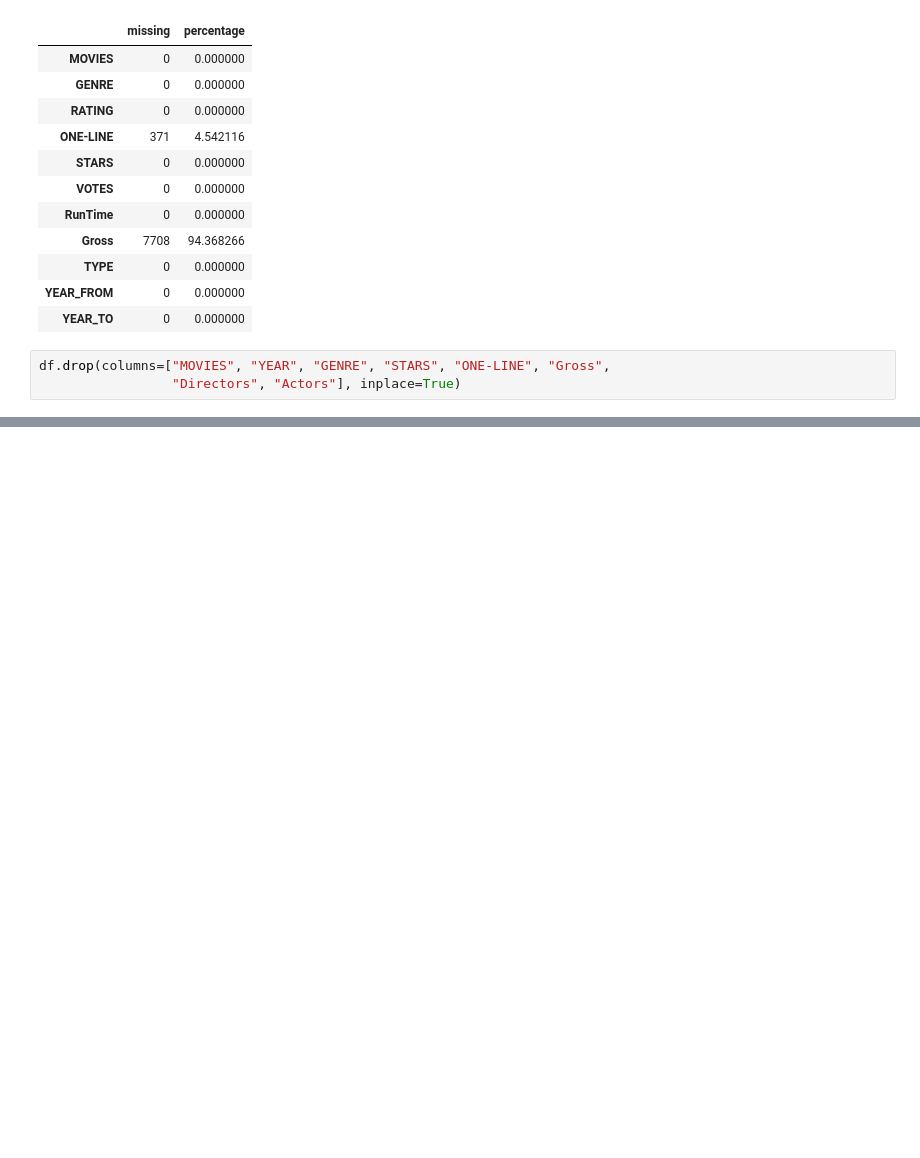
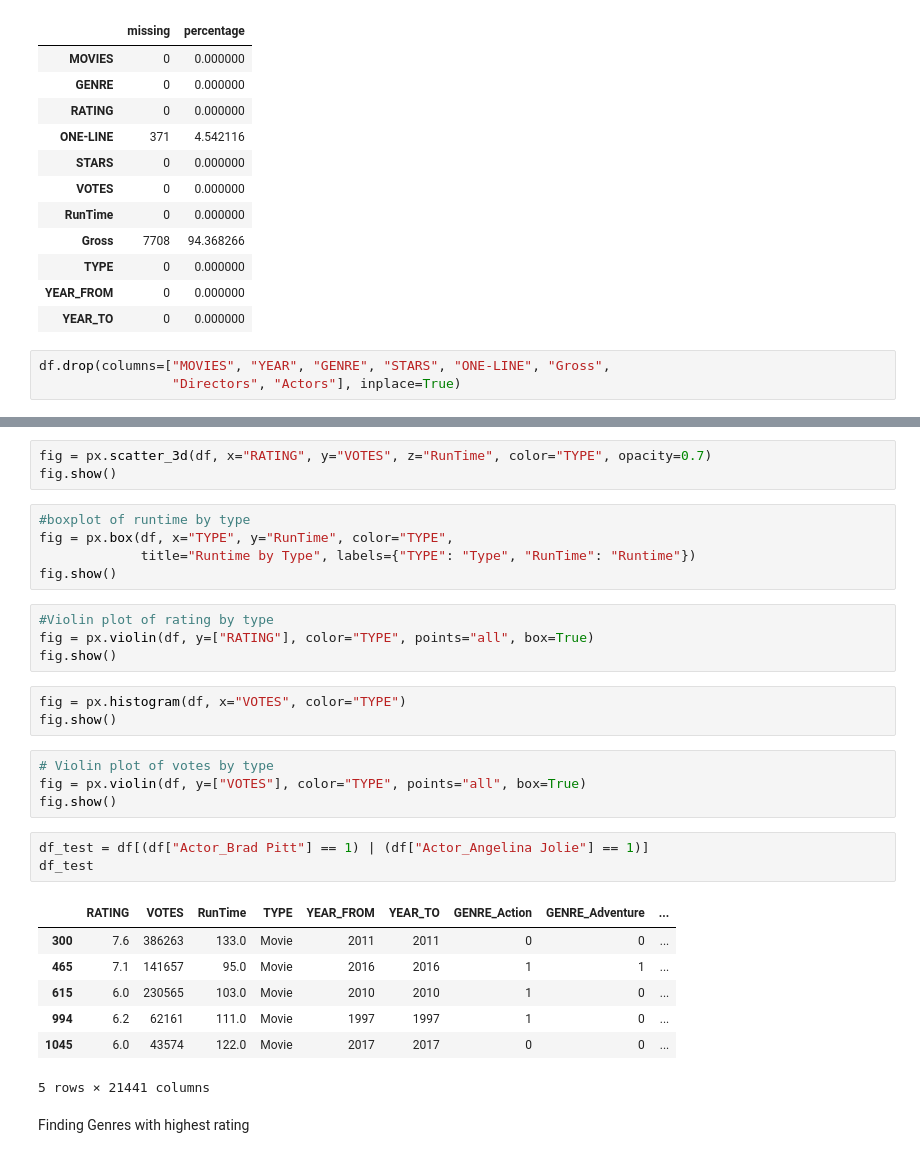
Before and after one commit to MonaTaghavi/dm-ann, a Jupyter notebook: notebooks/21dm-movie.ipynb, the cells around one changed output, grey strips where cells are left out. Saved outputs shown, nothing was run; the diff lists cells and outputs as text; blank space fills up the shorter version.

```diff
--- a/notebooks/21dm-movie.ipynb
+++ b/notebooks/21dm-movie.ipynb
@@ -599,0 +624,32 @@ df.drop(columns=["MOVIES", "YEAR", "GENRE", "STARS", "ONE-LINE", "Gross",
+# %%
+fig = px.scatter_3d(df, x="RATING", y="VOTES", z="RunTime", color="TYPE", opacity=0.7)
+fig.show()
+# %%
+#boxplot of runtime by type
+fig = px.box(df, x="TYPE", y="RunTime", color="TYPE",
+             title="Runtime by Type", labels={"TYPE": "Type", "RunTime": "Runtime"})
+fig.show()
+# %%
+#Violin plot of rating by type
+fig = px.violin(df, y=["RATING"], color="TYPE", points="all", box=True)
+fig.show()
+# %%
+fig = px.histogram(df, x="VOTES", color="TYPE")
+fig.show()
+# %%
+# Violin plot of votes by type
+fig = px.violin(df, y=["VOTES"], color="TYPE", points="all", box=True)
+fig.show()
+# %%
+df_test = df[(df["Actor_Brad Pitt"] == 1) | (df["Actor_Angelina Jolie"] == 1)]
+df_test
+# %% [output]
+|  | RATING | VOTES | RunTime | TYPE | YEAR_FROM | YEAR_TO | GENRE_Action | GENRE_Adventure | ... |
+| 300 | 7.6 | 386263 | 133.0 | Movie | 2011 | 2011 | 0 | 0 | ... |
+| 465 | 7.1 | 141657 | 95.0 | Movie | 2016 | 2016 | 1 | 1 | ... |
+| 615 | 6.0 | 230565 | 103.0 | Movie | 2010 | 2010 | 1 | 0 | ... |
+| 994 | 6.2 | 62161 | 111.0 | Movie | 1997 | 1997 | 1 | 0 | ... |
+| 1045 | 6.0 | 43574 | 122.0 | Movie | 2017 | 2017 | 0 | 0 | ... |
+5 rows × 21441 columns
+# %% [markdown]
+Finding Genres with highest rating
```
Also changed, not shown: parts of 29 cells of this notebook, 1 other file.
